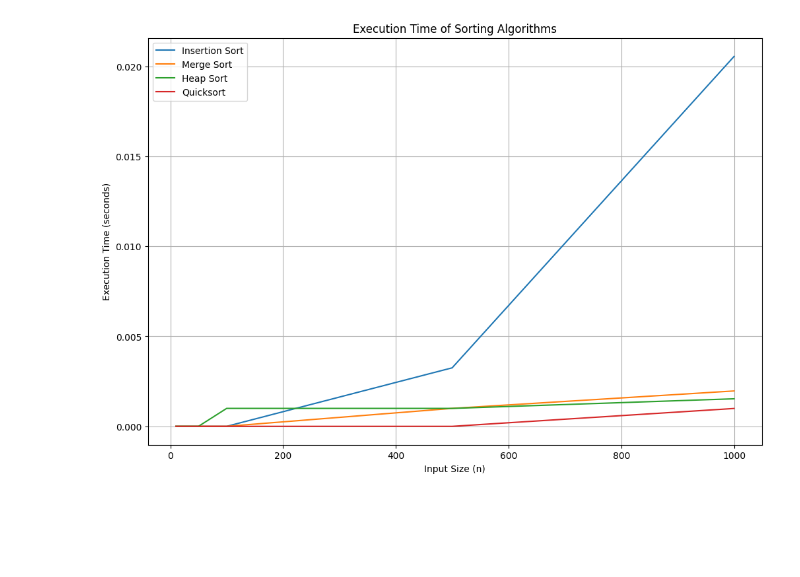
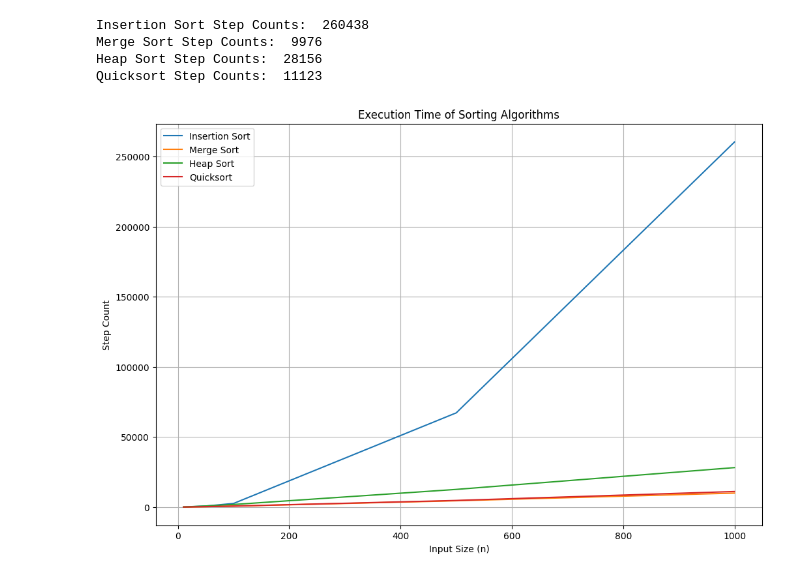
Before and after one commit to Kanskikuro/DAT600, a Jupyter notebook: Assignment1/sortingAlgorithms/Task_1.ipynb, the cells around one changed output. Drawn from its saved outputs; the diff is of its cells as text; code cells hidden in the pictures; blank space fills up the shorter version.

Commit message:
update to count steps

```diff
--- a/Assignment1/sortingAlgorithms/Task_1.ipynb
+++ b/Assignment1/sortingAlgorithms/Task_1.ipynb
@@ -8,47 +18,57 @@ import time
 import random
 import matplotlib.pyplot as plt
 
-input_sizes = [10, 50, 100, 500, 1000, 10000]
-execution_times = {"Insertion Sort": [], "Merge Sort": [], "Heap Sort": [], "Quicksort": []}
+input_sizes = [10, 50, 100, 500, 1000]
+step_counters = {"Insertion Sort": [], "Merge Sort": [], "Heap Sort": [], "Quicksort": []}
 
 for n in input_sizes:
     # Generate random array of size n
-    test_array = [random.randint(1, 1000) for _ in range(n)]
+    test_array = [random.randint(-1000, 1000) for _ in range(n)]
 
     # Insertion Sort
     arr = test_array[:]
     start_time = time.time()
-    insertion_sort.insert_sort(arr)
-    execution_times["Insertion Sort"].append(time.time() - start_time)
+    _, insertion_step_count = insertion_sort.insert_sort(arr)
+    step_counters["Insertion Sort"].append(insertion_step_count)
 
     # Merge Sort
     arr = test_array[:]
     start_time = time.time()
-    mergesort.mergesort(arr)
-    execution_times["Merge Sort"].append(time.time() - start_time)
+    _, merge_step_count = mergesort.mergesort(arr)
+    step_counters["Merge Sort"].append(merge_step_count)
 
     # Heap Sort
     arr = test_array[:]
     start_time = time.time()
-    heapsort.heapsort(arr)
-    execution_times["Heap Sort"].append(time.time() - start_time)
+    _, heap_step_count = heapsort.heapsort(arr)
+    step_counters["Heap Sort"].append(heap_step_count)
 
     # Quicksort
     arr = test_array[:]
     start_time = time.time()
-    quicksort.quicksort(arr)
-    execution_times["Quicksort"].append(time.time() - start_time)
+    _, quick_step_count = quicksort.quicksort(arr)
+    step_counters["Quicksort"].append(quick_step_count)
+
+#Print the step counts
+print("Insertion Sort Step Counts: ", insertion_step_count)
+print("Merge Sort Step Counts: ", merge_step_count)
+print("Heap Sort Step Counts: ", heap_step_count)
+print("Quicksort Step Counts: ", quick_step_count)
 
 # Plot the results
 plt.figure(figsize=(12, 8))
-for algorithm, times in execution_times.items():
-    plt.plot(input_sizes, times, label=algorithm)
+for algorithm, step_count in step_counters.items():
+    plt.plot(input_sizes, step_count, label=algorithm)
 
 plt.title("Execution Time of Sorting Algorithms")
 plt.xlabel("Input Size (n)")
-plt.ylabel("Execution Time (seconds)")
+plt.ylabel("Step Count")
 plt.legend()
 plt.grid()
 plt.show()
 # %% [output]
+Insertion Sort Step Counts:  260438
+Merge Sort Step Counts:  9976
+Heap Sort Step Counts:  28156
+Quicksort Step Counts:  11123
-[figure, old version]
+[figure, new version]
```
Also changed, not shown: parts of 1 cell of this notebook, 4 other files.
